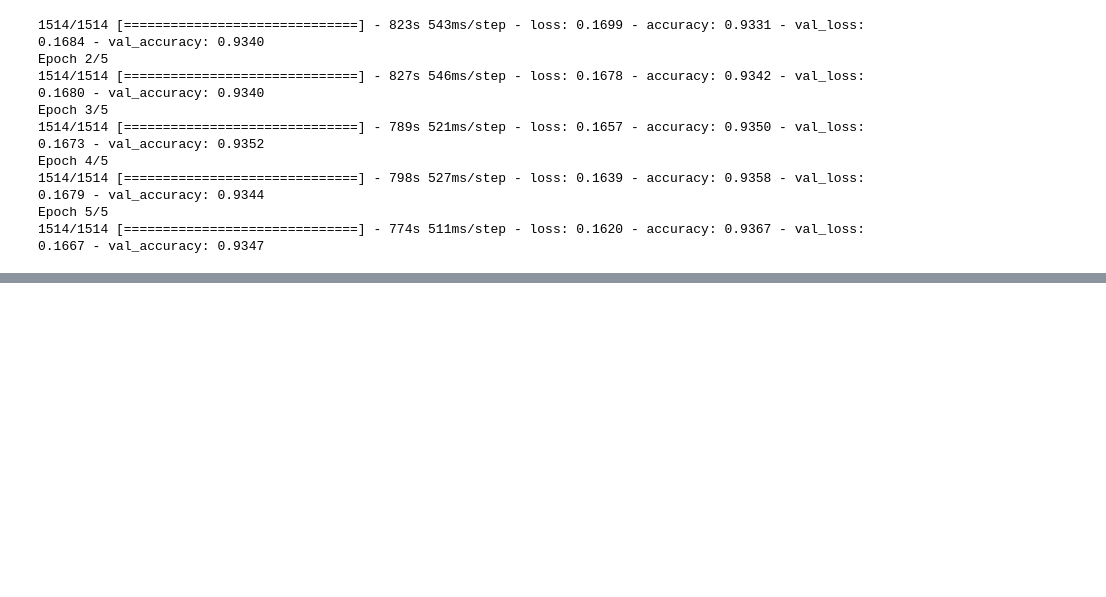
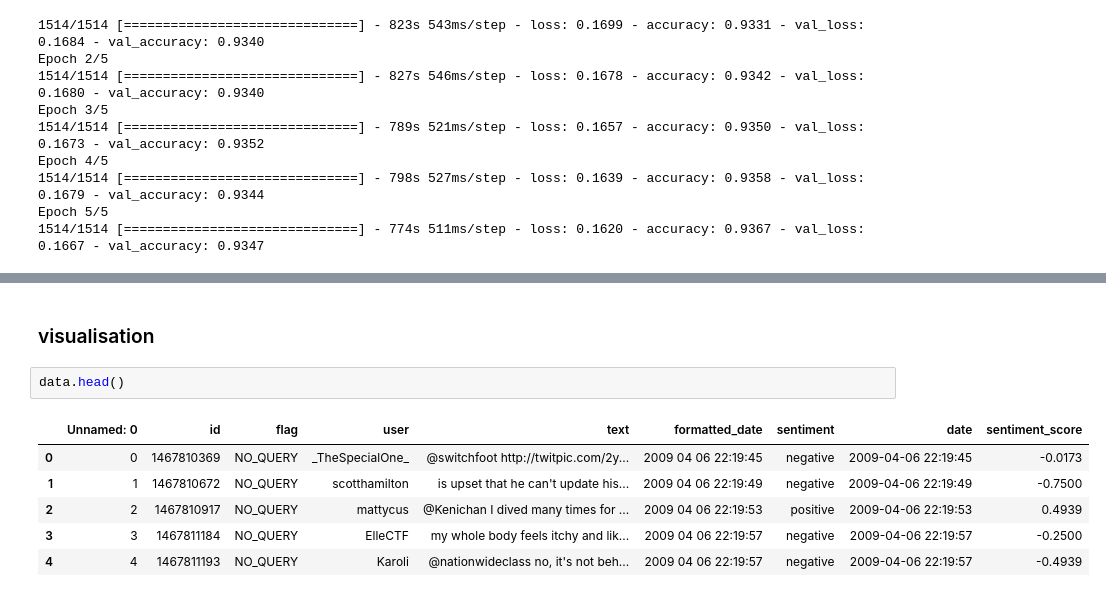
Before and after one commit to aytenkermencct/CA2_TweetAnalysis, a Jupyter notebook: TweetAnalysis.ipynb, the cells around one changed output, grey strips where cells are left out. Drawn from its saved outputs; the diff is of its cells as text; blank space fills up the shorter version.

```diff
--- a/TweetAnalysis.ipynb
+++ b/TweetAnalysis.ipynb
@@ -1356,0 +1355,11 @@ plt.show()
+# %% [markdown]
+### visualisation
+# %%
+data.head()
+# %% [output]
+|  | Unnamed: 0 | id | flag | user | text | formatted_date | sentiment | date | sentiment_score |
+| 0 | 0 | 1467810369 | NO_QUERY | _TheSpecialOne_ | @switchfoot http://twitpic.com/2y... | 2009 04 06 22:19:45 | negative | 2009-04-06 22:19:45 | -0.0173 |
+| 1 | 1 | 1467810672 | NO_QUERY | scotthamilton | is upset that he can't update his... | 2009 04 06 22:19:49 | negative | 2009-04-06 22:19:49 | -0.7500 |
+| 2 | 2 | 1467810917 | NO_QUERY | mattycus | @Kenichan I dived many times for ... | 2009 04 06 22:19:53 | positive | 2009-04-06 22:19:53 | 0.4939 |
+| 3 | 3 | 1467811184 | NO_QUERY | ElleCTF | my whole body feels itchy and lik... | 2009 04 06 22:19:57 | negative | 2009-04-06 22:19:57 | -0.2500 |
+| 4 | 4 | 1467811193 | NO_QUERY | Karoli | @nationwideclass no, it's not beh... | 2009 04 06 22:19:57 | negative | 2009-04-06 22:19:57 | -0.4939 |
```
Also changed, not shown: parts of 75 cells of this notebook.
